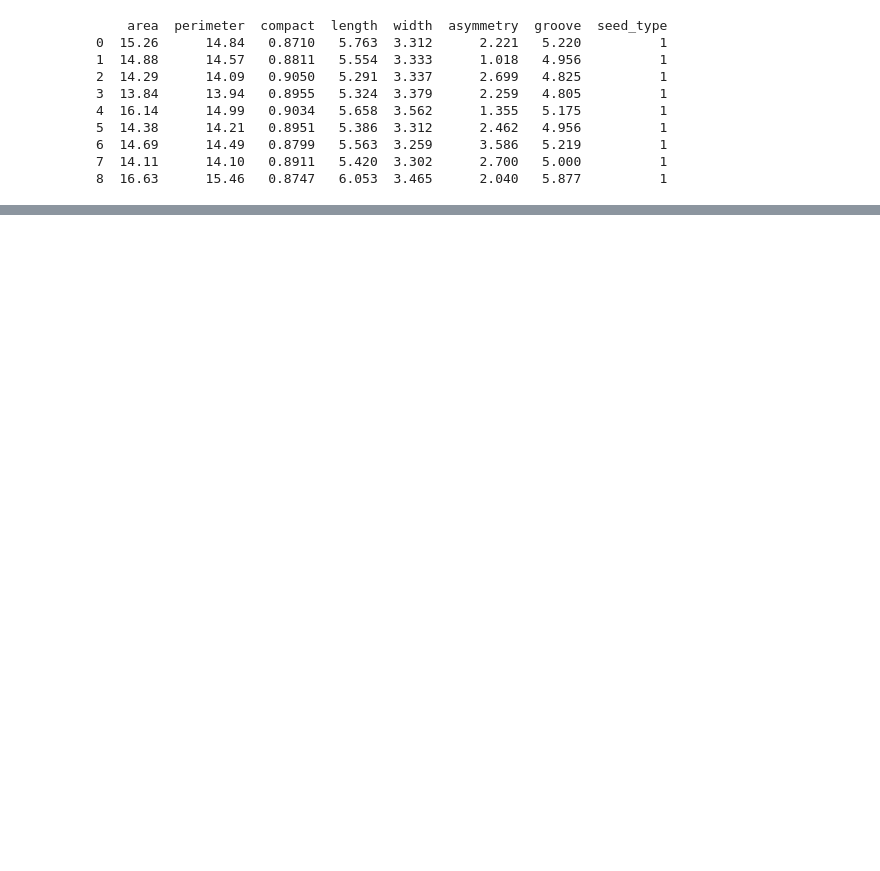
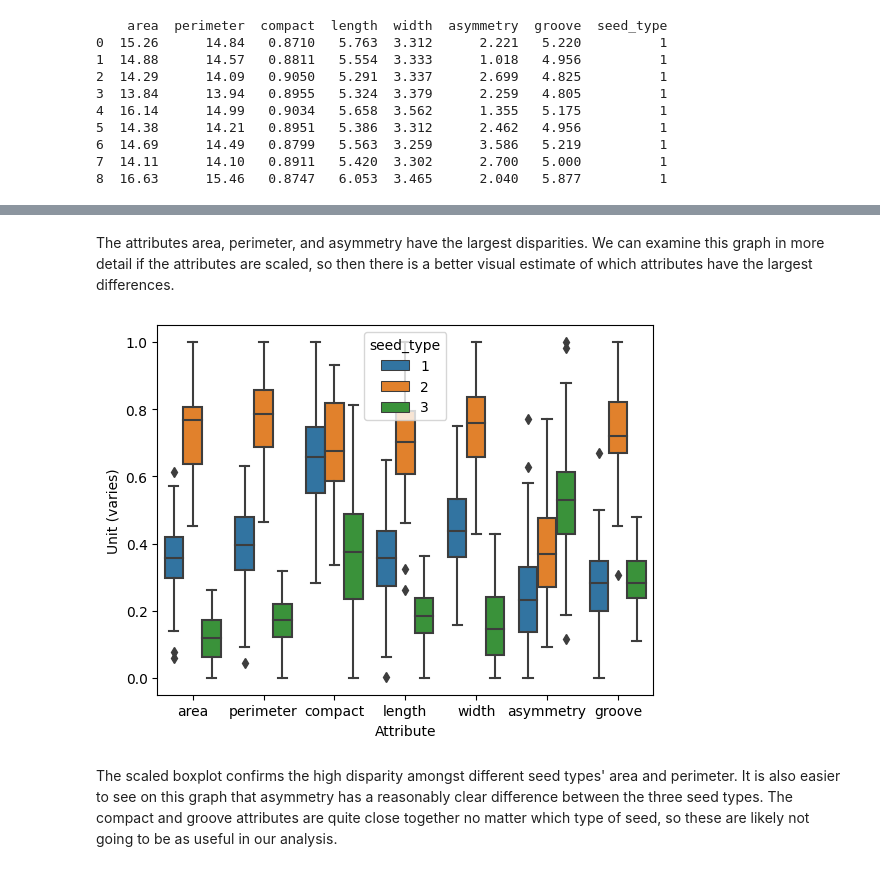
Before and after one commit to hannahvkirby/seed-classification, a Jupyter notebook: src/seeds.ipynb, the cells around one changed output, grey strips where cells are left out. Saved outputs shown, nothing was run; the diff lists cells and outputs as text; code cells hidden in the pictures; blank space fills up the shorter version.

```diff
--- a/src/seeds.ipynb
+++ b/src/seeds.ipynb
@@ -58,0 +113,17 @@ print(seeds.iloc[0:9])
+# %% [markdown]
+The attributes area, perimeter, and asymmetry have the largest disparities. We can examine this graph in more detail if the attributes are scaled, so then there is a better visual estimate of which attributes have the largest differences.
+# %%
+from sklearn.preprocessing import MinMaxScaler
+# feature scaling
+sc = MinMaxScaler()
+fitted_seeds = seeds
+for name in names[:-1]:
+    fitted_seeds[[name]] = sc.fit_transform(seeds[[name]])
+sns.boxplot(x = "variable", y = "value", data = pd.melt(fitted_seeds, id_vars = "seed_type"), hue = "seed_type")
+plt.xlabel("Attribute")
+plt.ylabel("Unit (varies)")
+plt.show()
+# %% [output]
+[figure, added]
+# %% [markdown]
+The scaled boxplot confirms the high disparity amongst different seed types' area and perimeter. It is also easier to see on this graph that asymmetry has a reasonably clear difference between the three seed types. The compact and groove attributes are quite close together no matter which type of seed, so these are likely not going to be as useful in our analysis.
```
Also changed, not shown: parts of 8 cells of this notebook.
